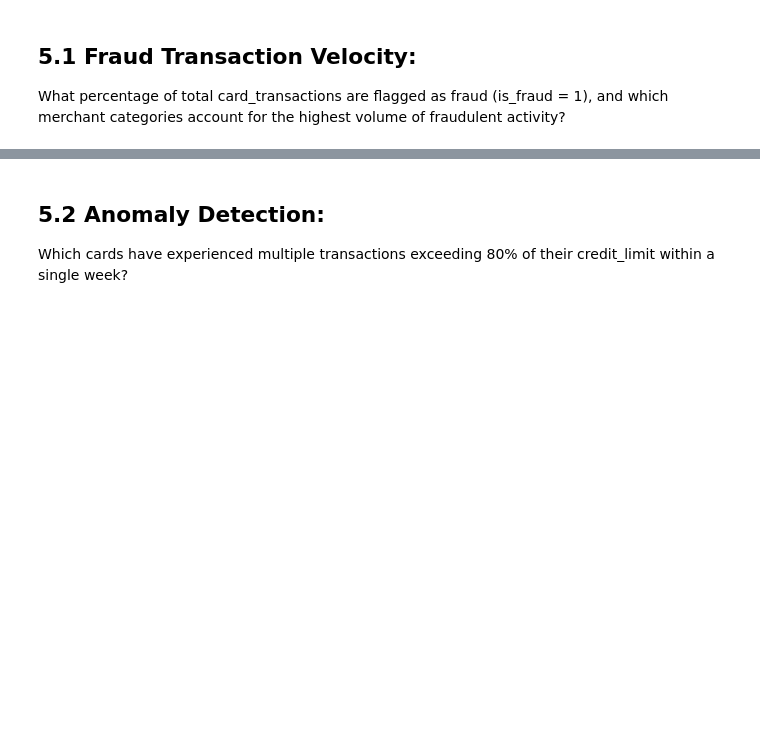
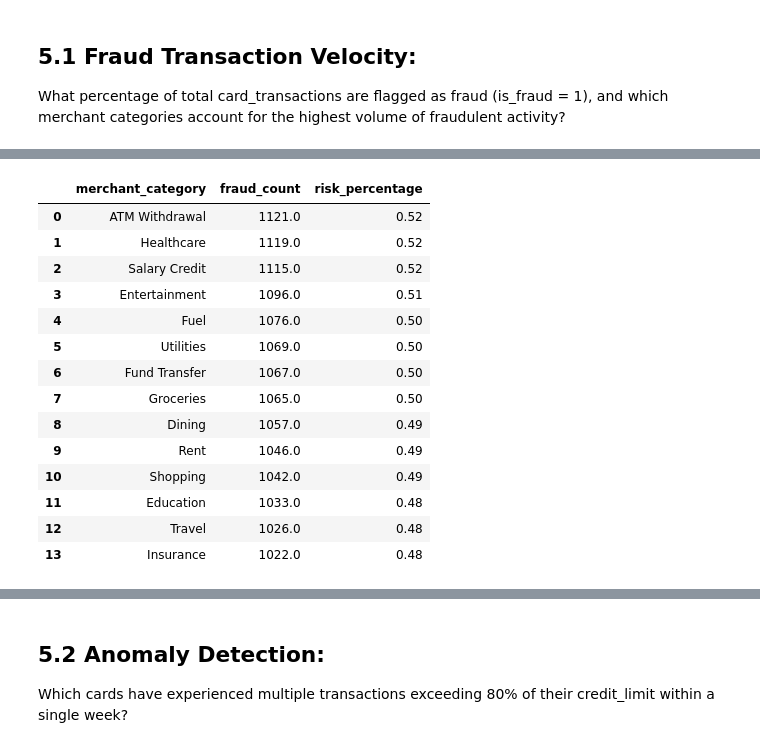
Before and after one commit to Kartika-Nidhi/Banking_Transaction_Analysis_SQL, a Jupyter notebook: BankingTransactions.ipynb, the cells around one changed output, grey strips where cells are left out. Saved outputs shown, nothing was run; the diff lists cells and outputs as text; code cells hidden in the pictures; blank space fills up the shorter version.

```diff
--- a/BankingTransactions.ipynb
+++ b/BankingTransactions.ipynb
@@ -874,3 +873,35 @@ plt.show()
  What percentage of total card_transactions are flagged as fraud (is_fraud = 1), and which merchant categories account for the highest volume of fraudulent activity?
 # %% [markdown]
 <div>
+# %%
+query = """
+SELECT merchant_category,
+    SUM(CASE WHEN is_fraud = 1 THEN 1 ELSE 0 END ) AS fraud_count,
+    ROUND(
+        SUM(CASE WHEN is_fraud = 1 THEN 1.0 ELSE 0.0 END) * 100.0 / COUNT(*),
+        2
+    ) AS risk_percentage
+FROM card_transactions
+GROUP BY merchant_category
+ORDER BY fraud_count DESC
+;
+"""
+
+df = pd.read_sql(query, engine)
+df
+# %% [output]
+|  | merchant_category | fraud_count | risk_percentage |
+| 0 | ATM Withdrawal | 1121.0 | 0.52 |
+| 1 | Healthcare | 1119.0 | 0.52 |
+| 2 | Salary Credit | 1115.0 | 0.52 |
+| 3 | Entertainment | 1096.0 | 0.51 |
+| 4 | Fuel | 1076.0 | 0.50 |
+| 5 | Utilities | 1069.0 | 0.50 |
+| 6 | Fund Transfer | 1067.0 | 0.50 |
+| 7 | Groceries | 1065.0 | 0.50 |
+| 8 | Dining | 1057.0 | 0.49 |
+| 9 | Rent | 1046.0 | 0.49 |
+| 10 | Shopping | 1042.0 | 0.49 |
+| 11 | Education | 1033.0 | 0.48 |
+| 12 | Travel | 1026.0 | 0.48 |
+| 13 | Insurance | 1022.0 | 0.48 |
```
Also changed, not shown: parts of 3 cells of this notebook.
